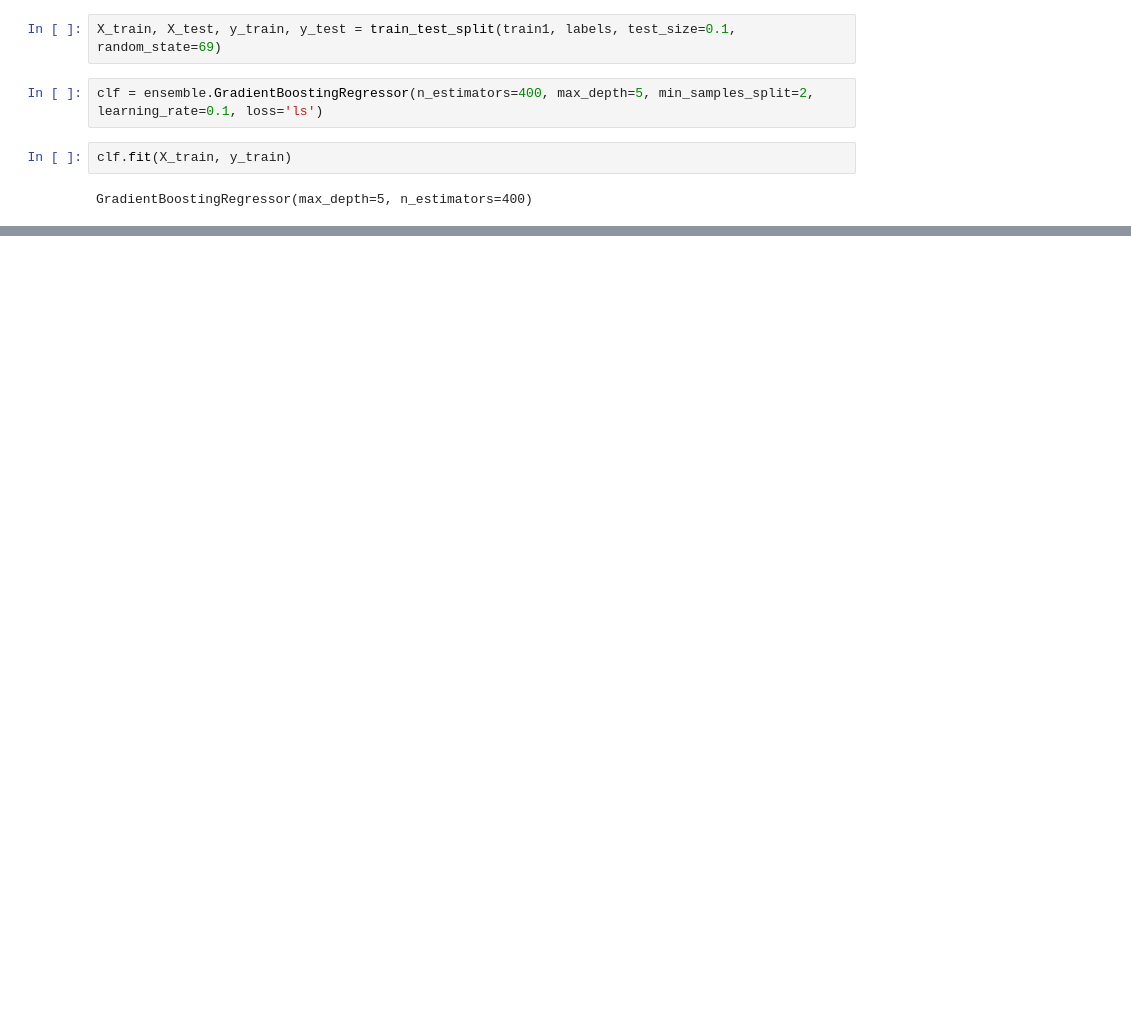
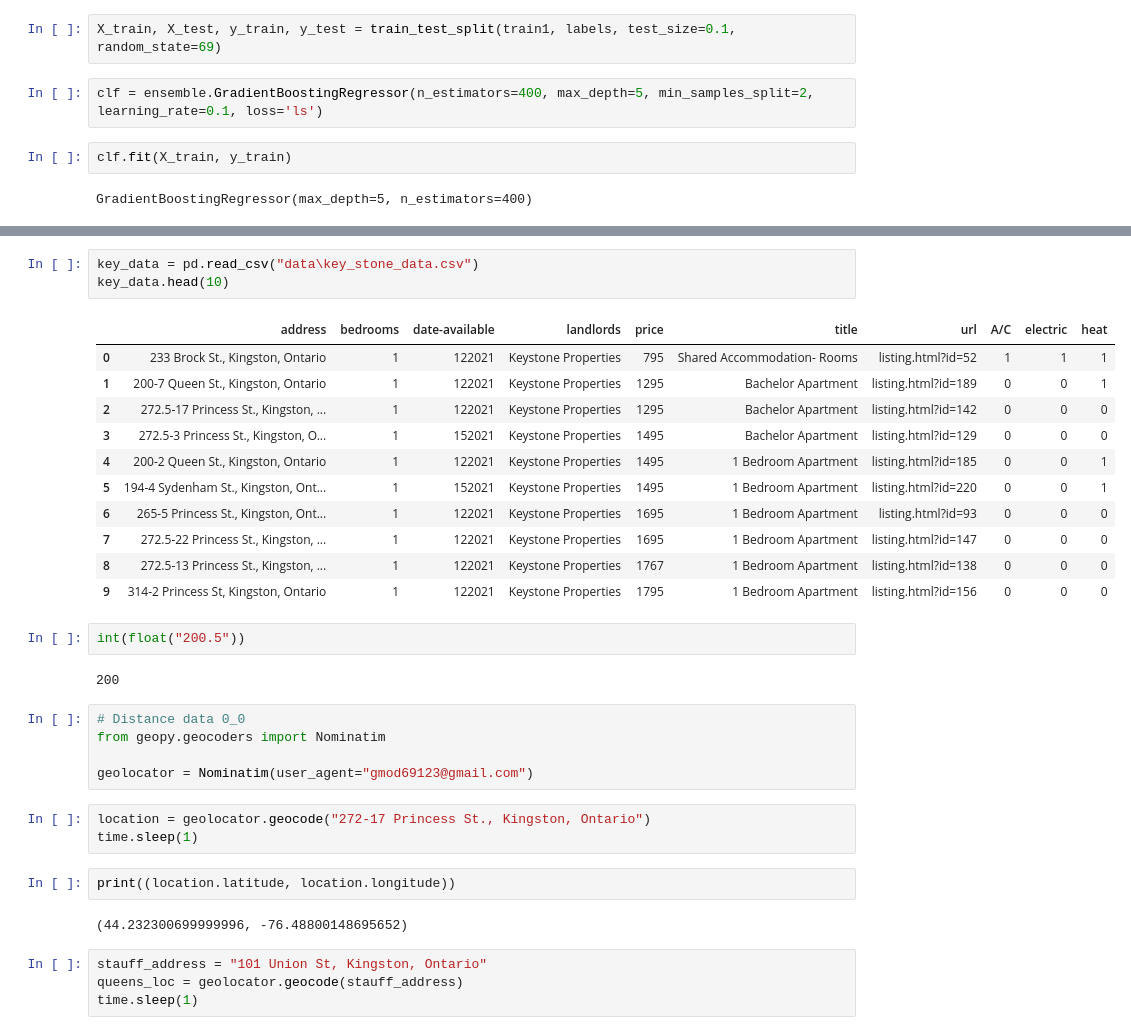
Before and after one commit to EduardVar/QHacks-2021, a Jupyter notebook: ml/house-predictor.ipynb, the cells around one changed output, grey strips where cells are left out. Saved outputs shown, nothing was run; the diff lists cells and outputs as text; blank space fills up the shorter version.

```diff
--- a/ml/house-predictor.ipynb
+++ b/ml/house-predictor.ipynb
@@ -70,0 +79,35 @@ clf.score(X_test, y_test) # Need more feature points
+# %%
+key_data = pd.read_csv("data\key_stone_data.csv")
+key_data.head(10)
+# %% [output]
+|  | address | bedrooms | date-available | landlords | price | title | url | A/C | electric | heat |
+| 0 | 233 Brock St., Kingston, Ontario | 1 | 122021 | Keystone Properties | 795 | Shared Accommodation- Rooms | listing.html?id=52 | 1 | 1 | 1 |
+| 1 | 200-7 Queen St., Kingston, Ontario | 1 | 122021 | Keystone Properties | 1295 | Bachelor Apartment | listing.html?id=189 | 0 | 0 | 1 |
+| 2 | 272.5-17 Princess St., Kingston, ... | 1 | 122021 | Keystone Properties | 1295 | Bachelor Apartment | listing.html?id=142 | 0 | 0 | 0 |
+| 3 | 272.5-3 Princess St., Kingston, O... | 1 | 152021 | Keystone Properties | 1495 | Bachelor Apartment | listing.html?id=129 | 0 | 0 | 0 |
+| 4 | 200-2 Queen St., Kingston, Ontario | 1 | 122021 | Keystone Properties | 1495 | 1 Bedroom Apartment | listing.html?id=185 | 0 | 0 | 1 |
+| 5 | 194-4 Sydenham St., Kingston, Ont... | 1 | 152021 | Keystone Properties | 1495 | 1 Bedroom Apartment | listing.html?id=220 | 0 | 0 | 1 |
+| 6 | 265-5 Princess St., Kingston, Ont... | 1 | 122021 | Keystone Properties | 1695 | 1 Bedroom Apartment | listing.html?id=93 | 0 | 0 | 0 |
+| 7 | 272.5-22 Princess St., Kingston, ... | 1 | 122021 | Keystone Properties | 1695 | 1 Bedroom Apartment | listing.html?id=147 | 0 | 0 | 0 |
+| 8 | 272.5-13 Princess St., Kingston, ... | 1 | 122021 | Keystone Properties | 1767 | 1 Bedroom Apartment | listing.html?id=138 | 0 | 0 | 0 |
+| 9 | 314-2 Princess St, Kingston, Ontario | 1 | 122021 | Keystone Properties | 1795 | 1 Bedroom Apartment | listing.html?id=156 | 0 | 0 | 0 |
+# %%
+int(float("200.5"))
+# %% [output]
+200
+# %%
+# Distance data 0_0
+from geopy.geocoders import Nominatim
+
+geolocator = Nominatim(user_agent="gmod69123@gmail.com")
+# %%
+location = geolocator.geocode("272-17 Princess St., Kingston, Ontario")
+time.sleep(1)
+# %%
+print((location.latitude, location.longitude))
+# %% [output]
+(44.232300699999996, -76.48800148695652)
+# %%
+stauff_address = "101 Union St, Kingston, Ontario"
+queens_loc = geolocator.geocode(stauff_address)
+time.sleep(1)
```
Also changed, not shown: parts of 30 cells of this notebook, 10 other files.
